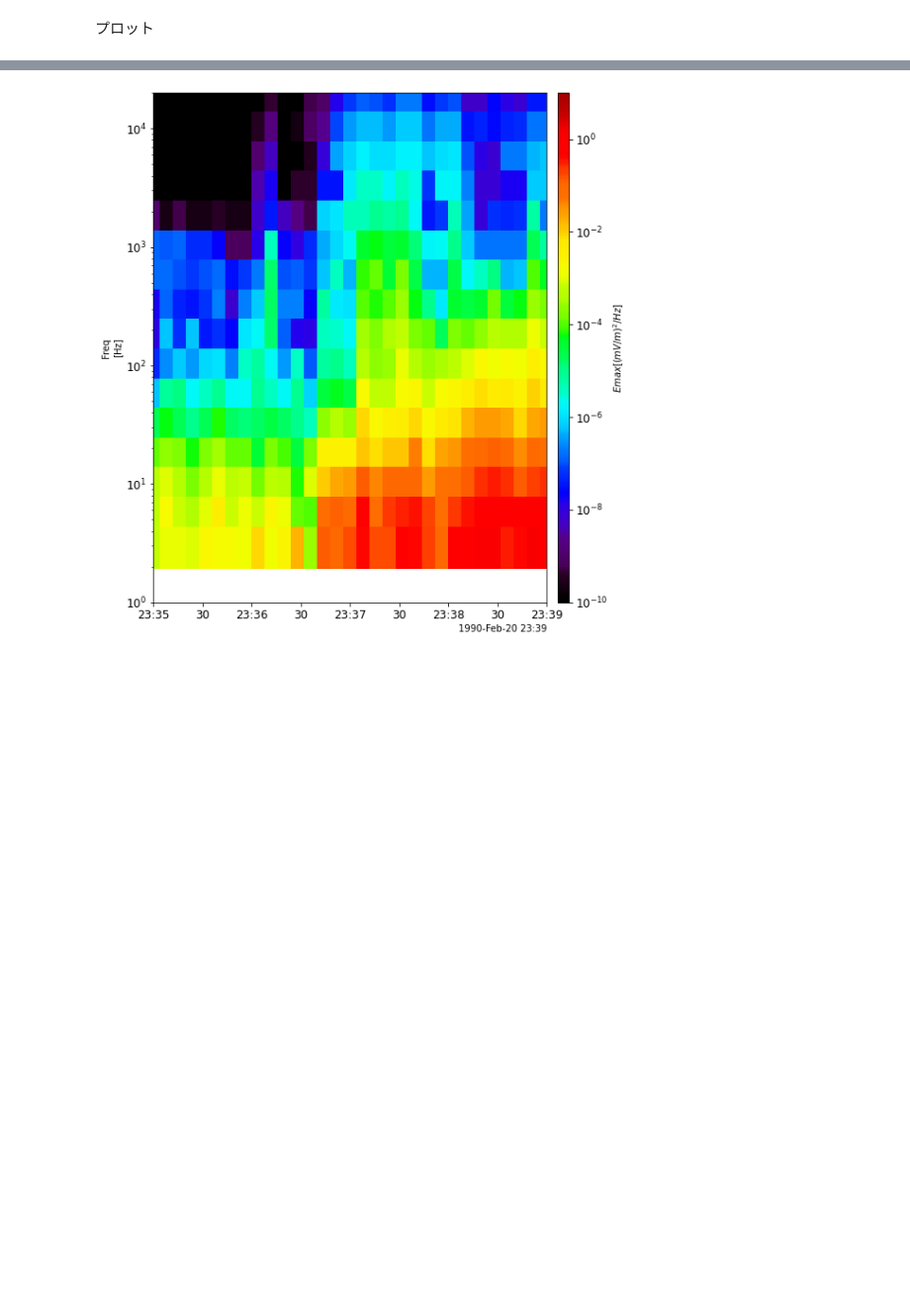
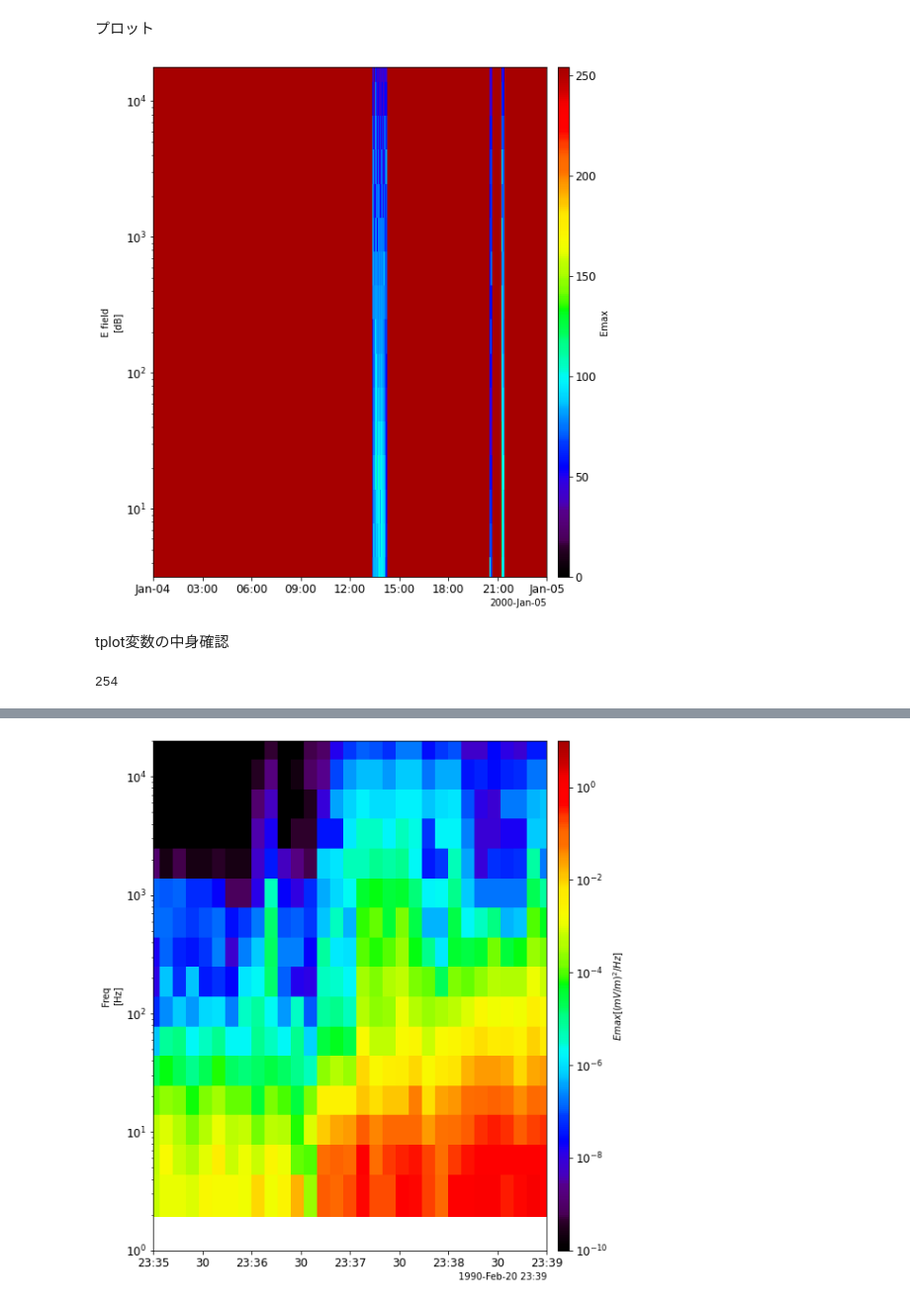
Before and after one commit to shuji-onosawa/Akebono_analysis_old, a Jupyter notebook: VLF_mca/tplot_test.ipynb, the cells around one changed output, grey strips where cells are left out. Shown at 99% size. Drawn from its saved outputs; the diff is of its cells as text; code cells hidden in the pictures; blank space fills up the shorter version.

```diff
--- a/VLF_mca/tplot_test.ipynb
+++ b/VLF_mca/tplot_test.ipynb
@@ -24,2 +36,15 @@ tplot_variable
 # %% [markdown]
 プロット
+# %%
+options('Emax', 'spec', 1)
+tplot('Emax')
+# %% [output]
+[figure, added]
+# %% [markdown]
+tplot変数の中身確認
+# %%
+import numpy as np
+a = np.max(Emax)
+print(a)
+# %% [output]
+254
```
Also changed, not shown: parts of 3 cells of this notebook, 7 other files.
